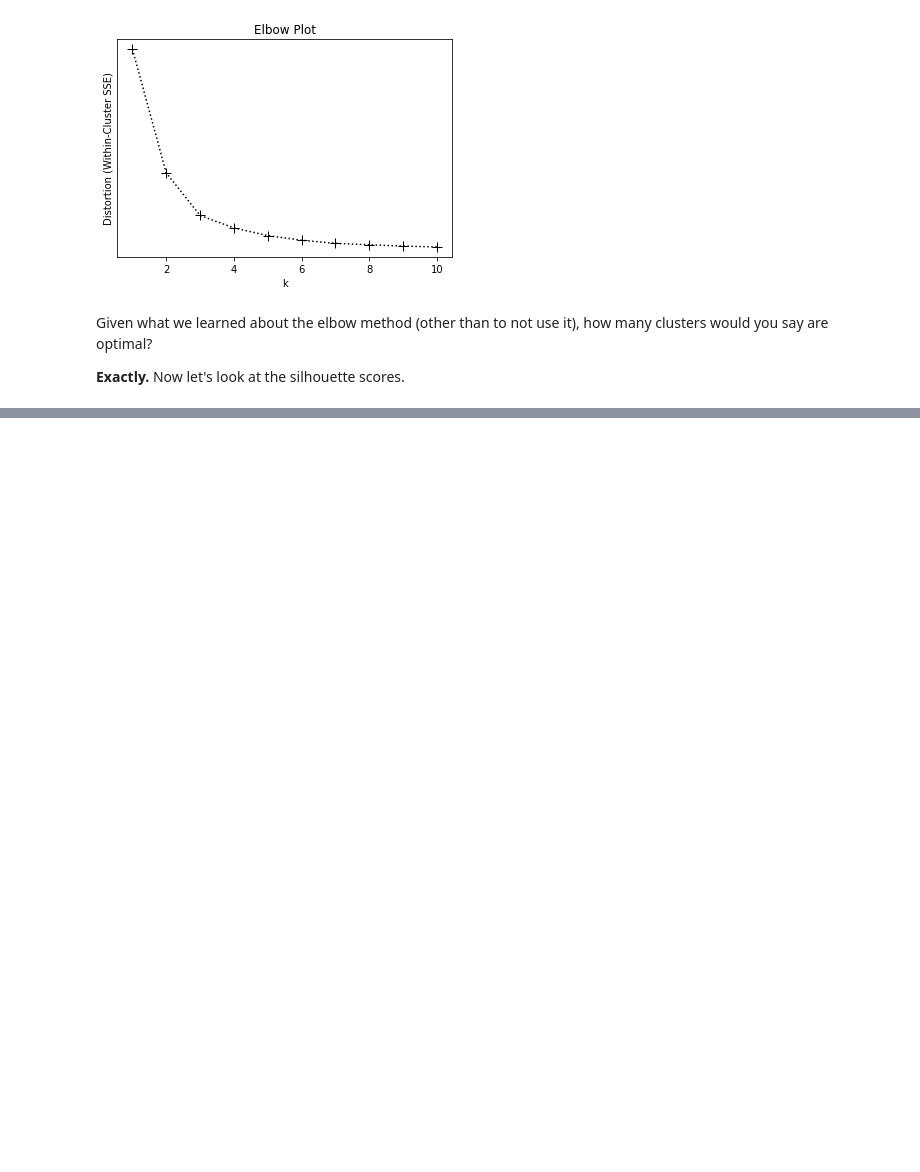
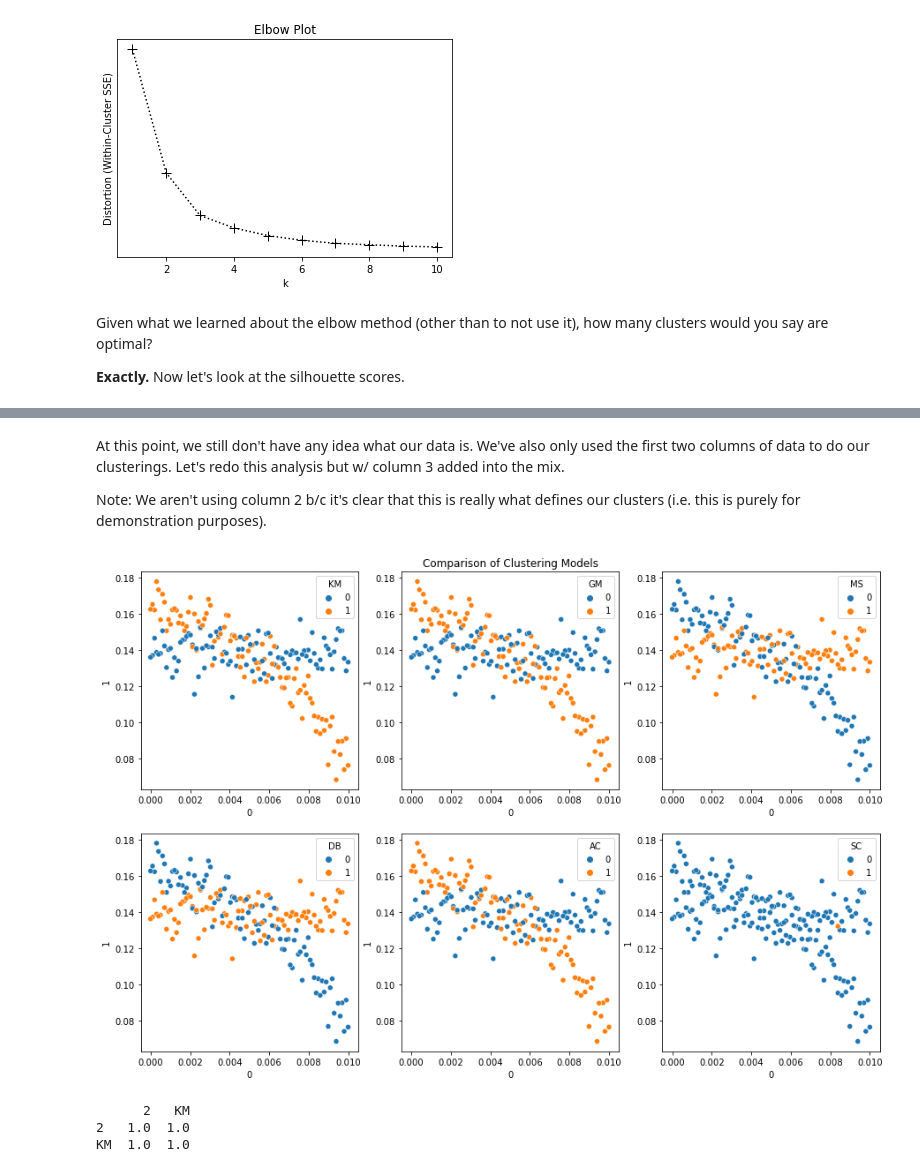
Before and after one commit to curtispmartin/Education, a Jupyter notebook: ADSChE/Mind/UnsupervisedLearning/Clustering/Clustering.ipynb, the cells around one changed output, grey strips where cells are left out. Cells and saved outputs as stored; diff of their text form; code cells hidden in the pictures; blank space fills up the shorter version.

```diff
--- a/ADSChE/Mind/UnsupervisedLearning/Clustering/Clustering.ipynb
+++ b/ADSChE/Mind/UnsupervisedLearning/Clustering/Clustering.ipynb
@@ -291,0 +349,53 @@ __Exactly.__ Now let's look at the silhouette scores.
+# %% [markdown]
+At this point, we still don't have any idea what our data is. We've also only used the first two columns of data to do our clusterings. Let's redo this analysis but w/ column 3 added into the mix.
+
+Note: We aren't using column 2 b/c it's clear that this is really what defines our clusters (i.e. this is purely for demonstration purposes).
+# %%
+### k-means model
+model_KM = sklc.KMeans(n_clusters=2, n_init=10, random_state=random_state)
+df['KM'] = model_KM.fit_predict(df[[0,1,3]])
+
+### Gaussian mixture model
+model_GM = sklmix.GaussianMixture(n_components=2, random_state=random_state)
+df['GM'] = model_GM.fit_predict(df[[0,1,3]])
+
+### mean-shift model
+model_MS = sklc.MeanShift()
+df['MS'] = model_MS.fit_predict(df[[0,1,3]])
+
+### DBSCAN model
+model_DB = sklc.DBSCAN(eps=1000, min_samples=100) # note the change in the eps parameter!
+df['DB'] = model_DB.fit_predict(df[[0,1,3]])
+
+### hierarchical model
+model_AC = sklc.AgglomerativeClustering(n_clusters=2, linkage="ward")
+df['AC'] = model_AC.fit_predict(df[[0,1,3]])
+
+### spectral model
+model_SC = sklc.SpectralClustering(n_clusters=2, random_state=random_state)
+df['SC'] = model_SC.fit_predict(df[[0,1,3]])
+
+### print differences?
+
+### plot & compare different clusterings
+fig, ax = plt.subplots(2,3)
+fig.set_size_inches(15,10)
+
+sns.scatterplot(data=df, x=0, y=1, hue='KM', ax=ax[0,0])
+sns.scatterplot(data=df, x=0, y=1, hue='GM', ax=ax[0,1])
+sns.scatterplot(data=df, x=0, y=1, hue='MS', ax=ax[0,2])
+sns.scatterplot(data=df, x=0, y=1, hue='DB', ax=ax[1,0])
+sns.scatterplot(data=df, x=0, y=1, hue='AC', ax=ax[1,1])
+sns.scatterplot(data=df, x=0, y=1, hue='SC', ax=ax[1,2])
+
+ax[0,1].set_title('Comparison of Clustering Models')
+
+plt.show()
+
+### calculate pairwise coefficient of determination
+print(df[[2,'KM']].corr()**2)
+# %% [output]
+[figure, added]
+      2   KM
+2   1.0  1.0
+KM  1.0  1.0
```
Also changed, not shown: parts of 8 cells of this notebook.
